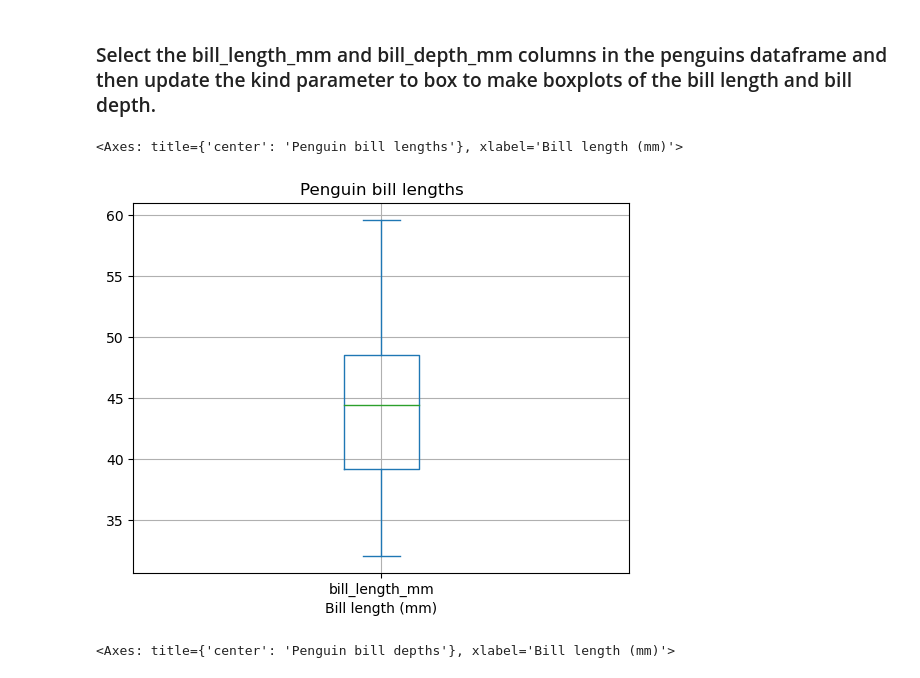
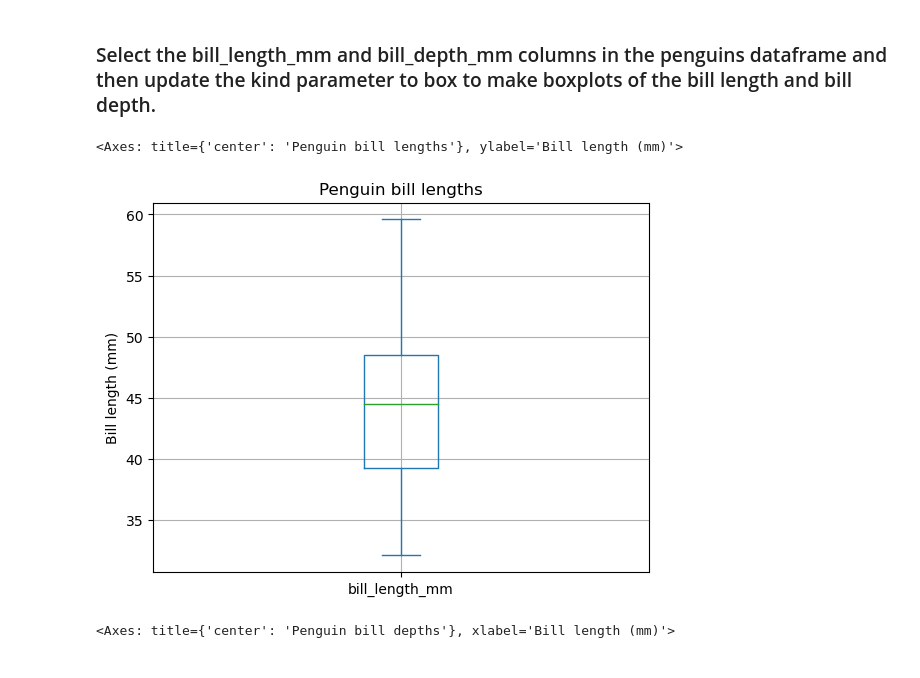
Before and after one commit to mmorenorolon/eds220-2025-in-class, a Jupyter notebook: week2-basic-plotting.ipynb, the cells around one changed output. Cells and saved outputs as stored; diff of their text form; code cells hidden in the pictures.

```diff
--- a/week2-basic-plotting.ipynb
+++ b/week2-basic-plotting.ipynb
@@ -151,9 +163,9 @@ penguins.head()
 # %%
 penguins['bill_length_mm'].plot(kind='box',
                                 title='Penguin bill lengths',
-                                xlabel='Bill length (mm)',
+                                ylabel='Bill length (mm)',
                                 grid=True)
 # %% [output]
-<Axes: title={'center': 'Penguin bill lengths'}, xlabel='Bill length (mm)'>
+<Axes: title={'center': 'Penguin bill lengths'}, ylabel='Bill length (mm)'>
-[figure, old version]
+[figure, new version]
 # %%
```
Also changed, not shown: parts of 12 cells of this notebook.
